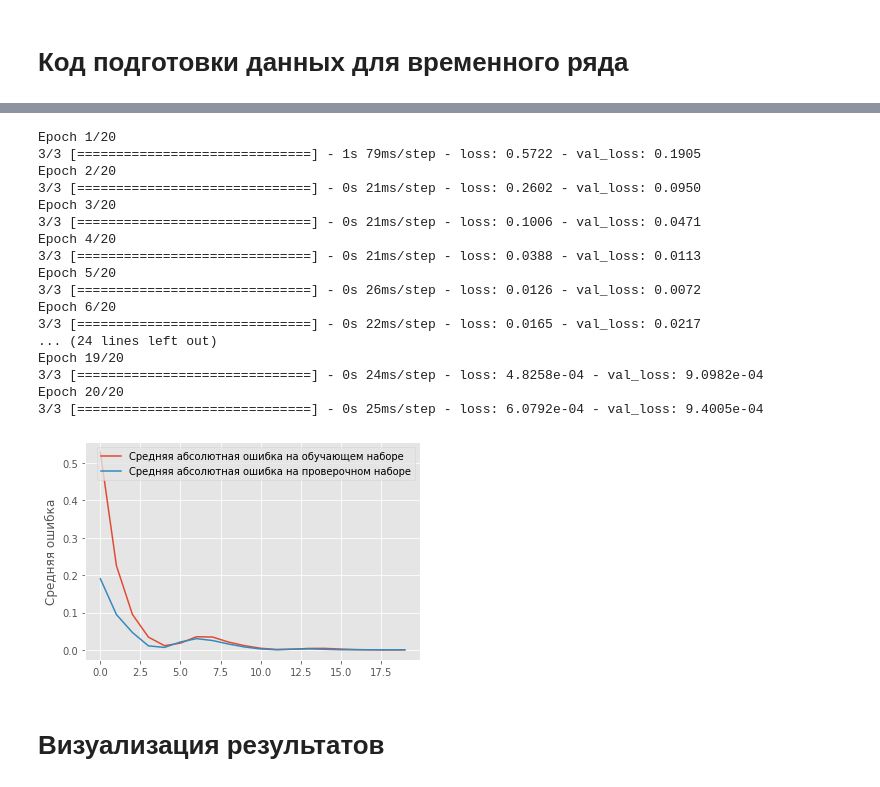
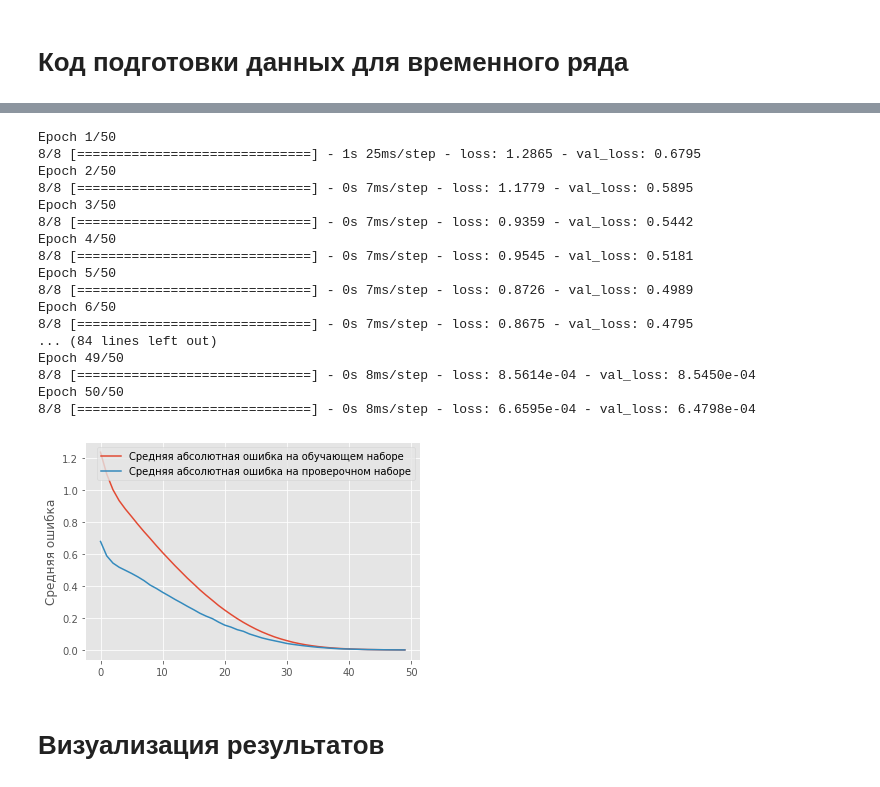
Before and after one commit to Kadigadi/ML, a Jupyter notebook: AI_Lab2.ipynb, the cells around one changed output, grey strips where cells are left out. Cells and saved outputs as stored; diff of their text form; code cells hidden in the pictures.

```diff
--- a/AI_Lab2.ipynb
+++ b/AI_Lab2.ipynb
@@ -142,32 +142,31 @@ def DataNormalization(data, Channels, Normalization):
 #stepsForward - на сколько шагов предсказываем в будущее
 #если 1 - то на 1 шаг, можно использовать только при одном канале, указанном в yChannels
 #xNormalization, yNormalization - нормализация входных каналов, 0 - нормальное распределение, 1 - к отрезку [0;1]
-#returnFlatten - делать ли одномерный вектор на выходе для Dense сетей
 #valLen - сколько примеров брать для проверочной выборки (количество для обучающей посчитается автоматиески)
-def getXTrainFromTimeSeries(data, xLen , xChannels, yChannels, stepsForward, xNormalization, yNormalization, returnFlatten, valLen):
+def getXTrainFromTimeSeries(data, xLen , xChannels, yChannels, stepsForward, xNormalization, yNormalization, valLen):
   #Нормализуем x
   (xData, xScaler) = DataNormalization(data, xChannels, xNormalization)
+  #xData = np.array(data.iloc[:,xChannels]) # без нормализациии совсем плохо получается
   #Нормализуем y
   (yData, yScaler) = DataNormalization(data, yChannels, yNormalization)
+  #yData = np.array(data.iloc[:,yChannels])
 
   #Формируем xTrain
-  #Раскусываем исходный ряд на куски xLen с шагом в 1
-  #xTrain = np.array([xData[i:i + xLen, xChannels] for i in range(xData.shape[0] - xLen + 1 - stepsForward)])
-  #xTrain = np.array(xData)
-  xTrain = np.array([xData[i:i + xLen, xChannels] for i in range(xData.shape[0] - xLen + 1 - stepsForward)])
+  #xTrain = np.array([xData[i:i + xLen, xChannels] for i in range(0, xData.shape[0] - xLen + 1, xLen)]) #Разбиваем исходный ряд на куски xLen с шагом xLen (без 'раскусывания', результат хуже)
+  xTrain = np.array([xData[i:i + xLen, xChannels] for i in range(xData.shape[0] - xLen + 1 - stepsForward)])  #Разбиваем исходный ряд на куски xLen с шагом 1
 
   #Формируем yTrain
   #Берём stepsForward шагов после завершения текущего x
   if (stepsForward > 1):
-    yTrain = np.array([yData[i:i + stepsForward, [0]] for i in range(xLen, yData.shape[0] + 1 - stepsForward)])
-    #yTrain = np.array(yData)
+    #yTrain = np.array([yData[i:i + xLen, [0]] for i in range(0, yData.shape[0] - xLen + 1, xLen)]) #с шагом xLen (без 'раскусывания', результат хуже)
+    yTrain = np.array([yData[i:i + stepsForward, [0]] for i in range(xLen, yData.shape[0] + 1 - stepsForward)]) #с шагом 1
   else:
-    yTrain = np.array([yData[i, [0]] for i in range(xLen, yData.shape[0] + 1 - stepsForward)])
-    #yTrain = np.array(yData)
+    yTrain = np.array([yData[i, [0]] for i in range(xLen, yData.shape[0] + 1)]) #с шагом 1
+
   #Расчитываем отступ между обучающими о проверочными данными
   #Чтобы они не смешивались
   xTrainLen = xTrain.shape[0]
-  bias = xLen + stepsForward + 2
+  bias = 1
 
   #Берём из конечной части xTrain проверочную выборку
   xVal = xTrain[xTrainLen-valLen:]
@@ -176,25 +175,20 @@ def getXTrainFromTimeSeries(data, xLen , xChannels, yChannels, stepsForward, xNo
   #Оставшуюся часть используем под обучающую выборку
   xTrain = xTrain[:xTrainLen-valLen-bias]
   yTrain = yTrain[:xTrainLen-valLen-bias]
-  #Если в функцию передали вернуть flatten сигнал (для Dense сети)
-  #xTrain и xVal превращаем в flatten
-  if (returnFlatten > 0):
-    xTrain = np.array([x.flatten() for x in xTrain])
-    xVal = np.array([x.flatten() for x in xVal])
+
   return (xTrain, yTrain), (xVal, yVal), (xScaler, yScaler)
 # %%
 #Формируем параметры загрузки данных
-xLen = 100
+xLen = 10
 stepsForward = 3 #4 #5
 xChannels = range(data.drop(['y'], axis=1, inplace=False).shape[1])
 yChannels = [3] #4 #5
 xNormalization = 0
 yNormalization = 0
-valLen = 20
-returnFlatten = 0 #Возвращаем двумерные данные для свёртки
+valLen = 20#round(data.shape[0]/xLen*0.2)
 
 #Загружаем данные
-(xTrain, yTrain), (xVal, yVal), (xScaler, yScaler) = getXTrainFromTimeSeries(data, xLen, xChannels, yChannels, stepsForward, xNormalization, yNormalization, returnFlatten, valLen)
+(xTrain, yTrain), (xVal, yVal), (xScaler, yScaler) = getXTrainFromTimeSeries(data, xLen, xChannels, yChannels, stepsForward, xNormalization, yNormalization, valLen)
 
 #Выводим размеры данных для проверки
 print(xTrain.shape)
@@ -229,42 +203,42 @@ array([[[ 1.03628221,  1.12444274,  1.20075013],
 # %%
 modelC = Sequential()
 modelC.add(Conv1D(50, 5, input_shape = (xTrain.shape[1], xTrain.shape[2]), activation="linear"))
 modelC.add(Flatten())
 modelC.add(Dense(10, activation="linear"))
 modelC.add(Dense(yTrain.shape[1], activation="linear"))
 modelC.compile(loss="mse", optimizer=Adam(lr=1e-4))
 history = modelC.fit(xTrain,
                     yTrain,
-                    epochs=20,
+                    epochs=50,
                     batch_size=20,
                     verbose=1,
                     validation_data=(xVal, yVal))
 plt.plot(history.history['loss'],
          label='Средняя абсолютная ошибка на обучающем наборе')
 plt.plot(history.history['val_loss'],
          label='Средняя абсолютная ошибка на проверочном наборе')
 plt.ylabel('Средняя ошибка')
 plt.legend()
 plt.show()
 # %% [output]
-Epoch 1/20
-3/3 [==============================] - 1s 79ms/step - loss: 0.5722 - val_loss: 0.1905
-Epoch 2/20
-3/3 [==============================] - 0s 21ms/step - loss: 0.2602 - val_loss: 0.0950
-Epoch 3/20
-3/3 [==============================] - 0s 21ms/step - loss: 0.1006 - val_loss: 0.0471
-Epoch 4/20
-3/3 [==============================] - 0s 21ms/step - loss: 0.0388 - val_loss: 0.0113
-Epoch 5/20
-3/3 [==============================] - 0s 26ms/step - loss: 0.0126 - val_loss: 0.0072
-Epoch 6/20
-3/3 [==============================] - 0s 22ms/step - loss: 0.0165 - val_loss: 0.0217
-... (24 lines left out)
-Epoch 19/20
-3/3 [==============================] - 0s 24ms/step - loss: 4.8258e-04 - val_loss: 9.0982e-04
-Epoch 20/20
-3/3 [==============================] - 0s 25ms/step - loss: 6.0792e-04 - val_loss: 9.4005e-04
+Epoch 1/50
+8/8 [==============================] - 1s 25ms/step - loss: 1.2865 - val_loss: 0.6795
+Epoch 2/50
+8/8 [==============================] - 0s 7ms/step - loss: 1.1779 - val_loss: 0.5895
+Epoch 3/50
+8/8 [==============================] - 0s 7ms/step - loss: 0.9359 - val_loss: 0.5442
+Epoch 4/50
+8/8 [==============================] - 0s 7ms/step - loss: 0.9545 - val_loss: 0.5181
+Epoch 5/50
+8/8 [==============================] - 0s 7ms/step - loss: 0.8726 - val_loss: 0.4989
+Epoch 6/50
+8/8 [==============================] - 0s 7ms/step - loss: 0.8675 - val_loss: 0.4795
+... (84 lines left out)
+Epoch 49/50
+8/8 [==============================] - 0s 8ms/step - loss: 8.5614e-04 - val_loss: 8.5450e-04
+Epoch 50/50
+8/8 [==============================] - 0s 8ms/step - loss: 6.6595e-04 - val_loss: 6.4798e-04
-[figure, old version]
+[figure, new version]
 # %% [markdown]
 # Визуализация результатов
 # %%
```
Also changed, not shown: parts of 4 cells of this notebook.
